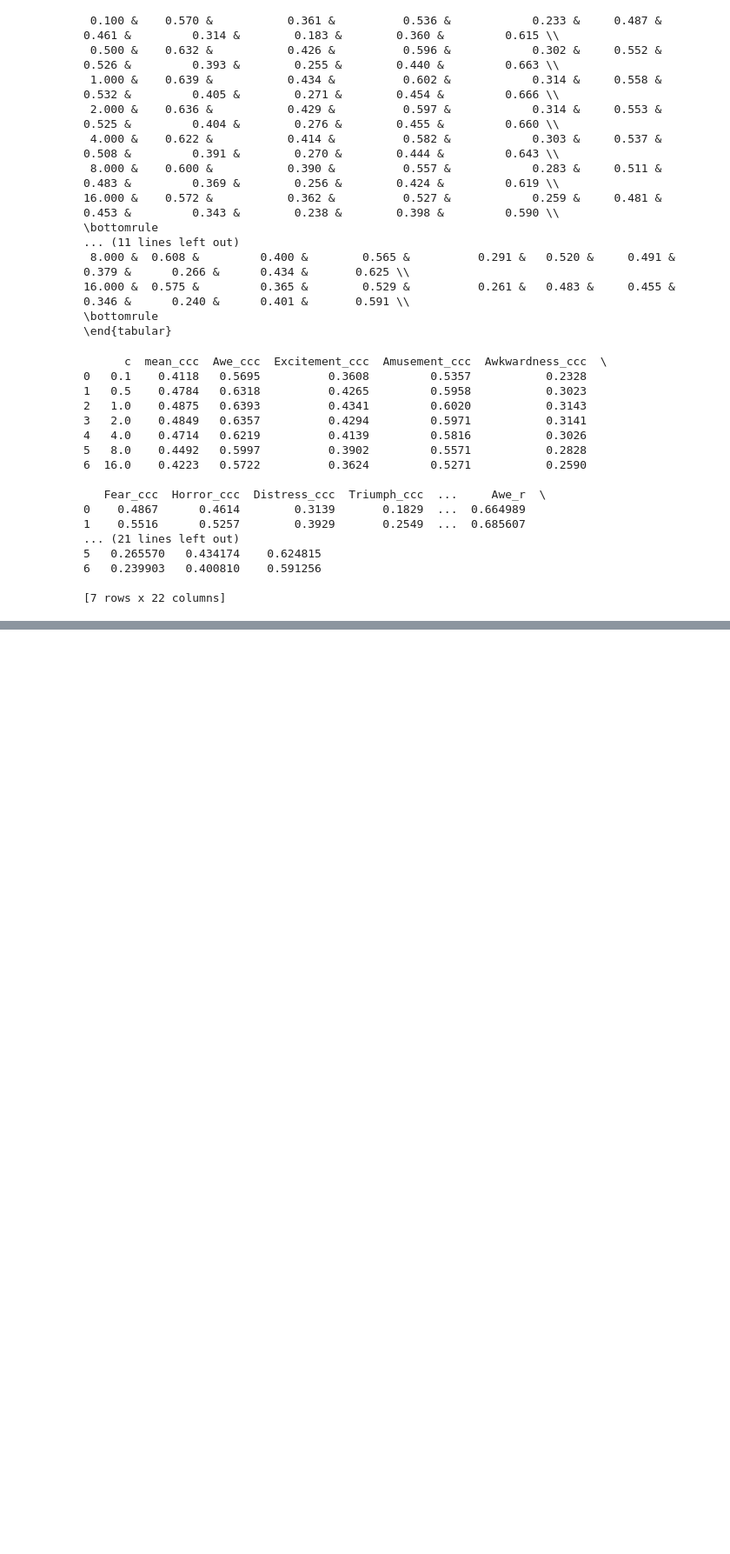
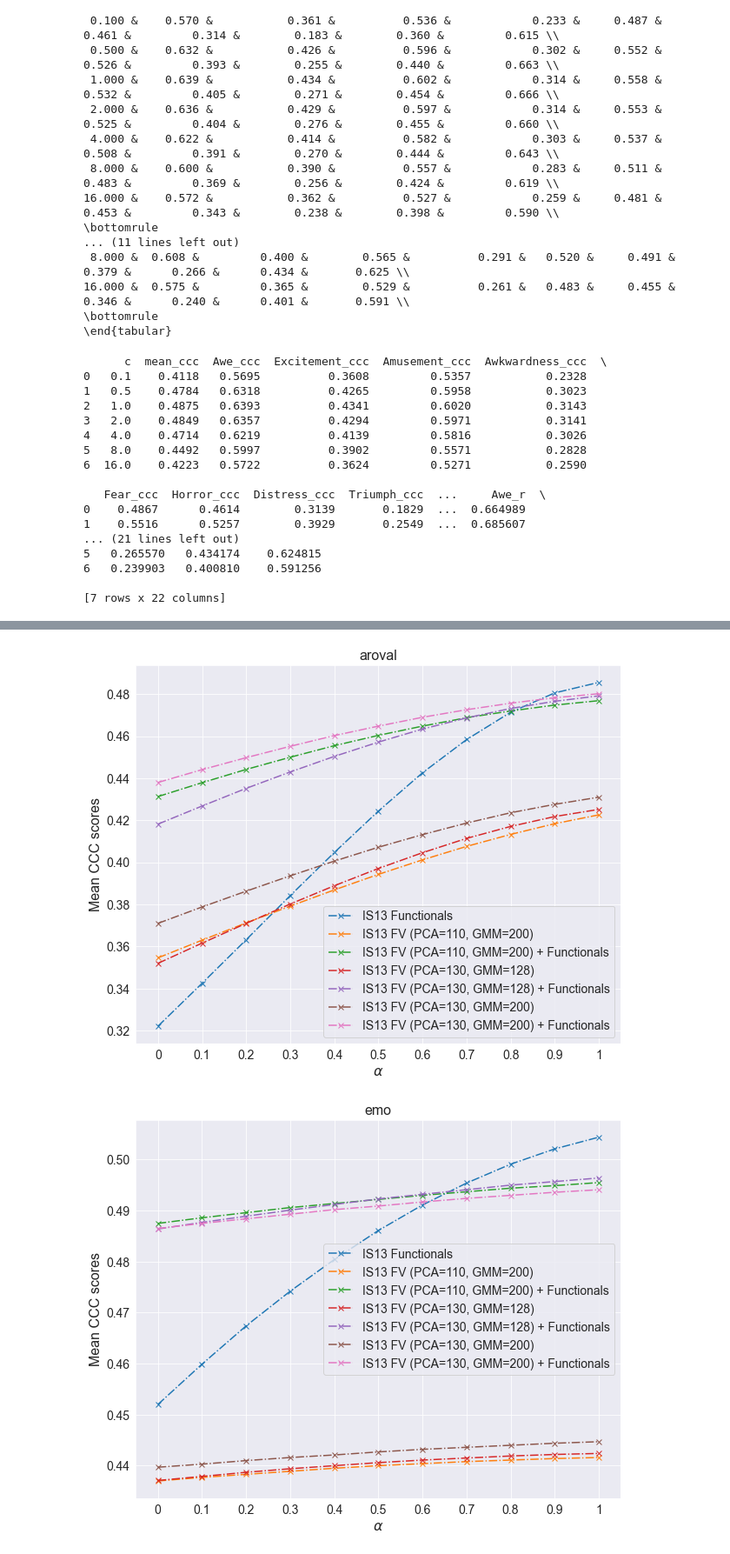
Before and after one commit to jorenterpstra/scriptie, a Jupyter notebook: ExVo2022/ExVo-MultiTask/visualizations.ipynb, the cells around one changed output, grey strips where cells are left out. Shown at 87% size. Cells and saved outputs as stored; diff of their text form; code cells hidden in the pictures; blank space fills up the shorter version.

Commit message:
more visualization stuff

```diff
--- a/ExVo2022/ExVo-MultiTask/visualizations.ipynb
+++ b/ExVo2022/ExVo-MultiTask/visualizations.ipynb
@@ -125,3 +126,12 @@ print(df_dict['exp_batch07_compare_llds_110pca_200gmm_fv_plus_compare_funcs']['e
 6   0.239903   0.400810    0.591256
 
 [7 rows x 22 columns]
+# %%
+df = pd.read_csv(r'results/emo_fusion_full_alpha.csv', delimiter=';')
+df = df.transpose()
+df.columns = [df.iloc[0], df.iloc[1]]
+df = df[2:]
+df = df.transpose()
+print(df.info())
+print(df.index)
+df.head()
@@ -127,0 +163,14 @@ print(df_dict['exp_batch07_compare_llds_110pca_200gmm_fv_plus_compare_funcs']['e
+# %%
+plt.rcParams['font.size'] = '14'
+for type, new_df in df.groupby(level = 0):
+    plt.figure(figsize=(10,8))
+    for feature, row in new_df.iterrows():
+        plt.plot(new_df.columns, row, label=feature[1], linestyle='-.', marker='x')
+    plt.xlabel(r'$\alpha$', fontsize=fontsize)
+    plt.ylabel('Mean CCC scores', fontsize=fontsize)
+    plt.legend(fontsize=fontsize-2)
+    plt.title(type, fontsize=fontsize)
+    plt.show()
+# %% [output]
+[figure, added]
+[figure, added]
```
Also changed, not shown: parts of 4 cells of this notebook.
